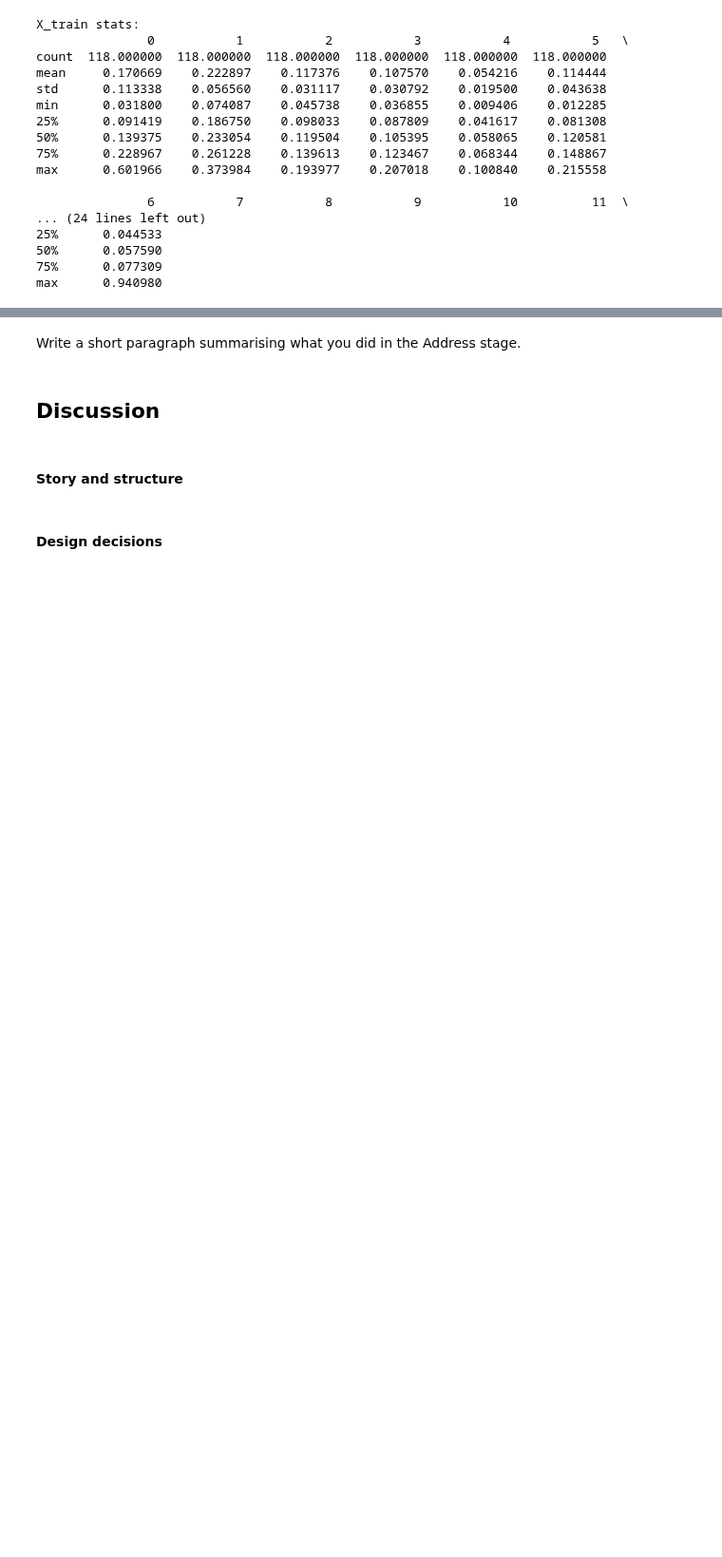
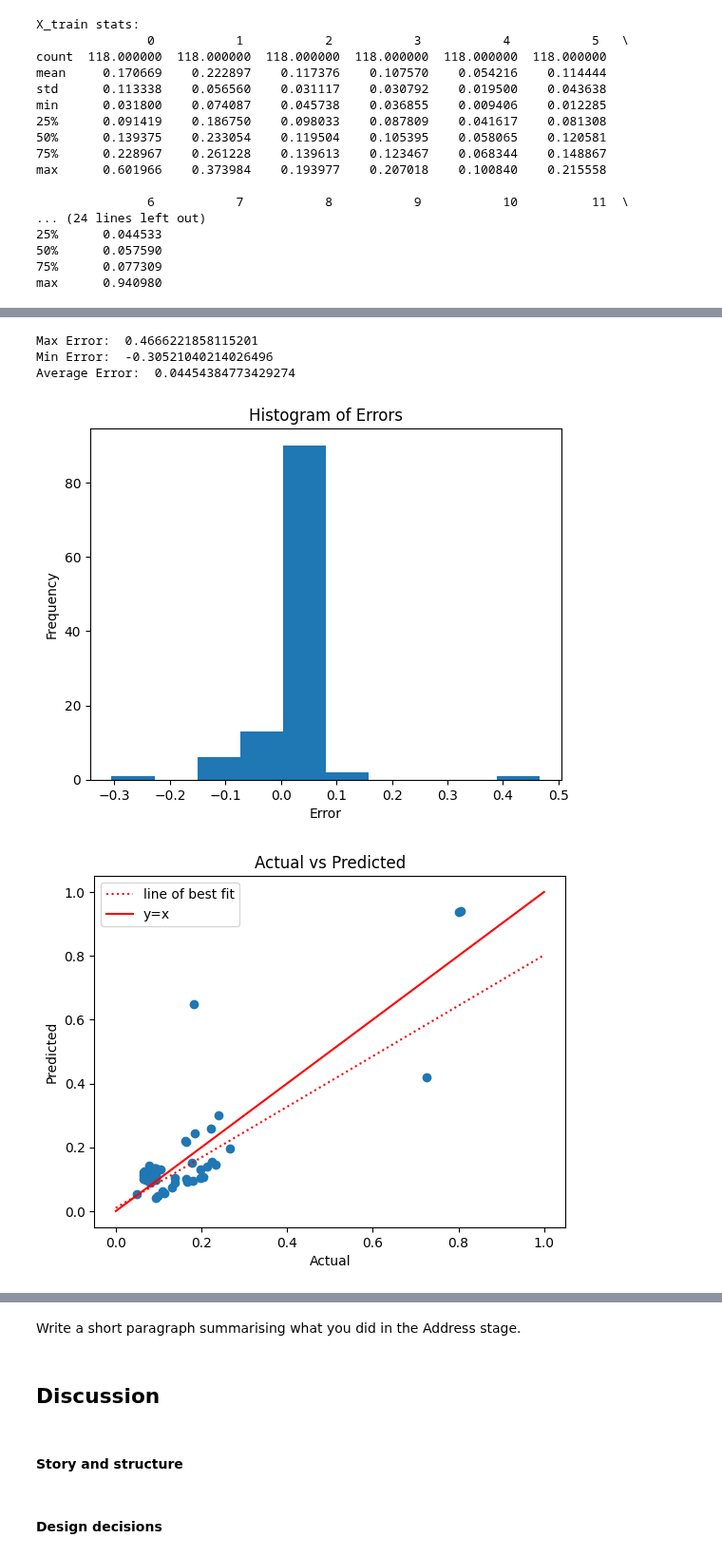
Before and after one commit to MatthewGregson123/fynesse_template, a Jupyter notebook: _notebooks/ads_course_assessment.ipynb, the cells around one changed output, grey strips where cells are left out. Shown at 95% size. Drawn from its saved outputs; the diff is of its cells as text; code cells hidden in the pictures; blank space fills up the shorter version.

```diff
--- a/_notebooks/ads_course_assessment.ipynb
+++ b/_notebooks/ads_course_assessment.ipynb
@@ -566,6 +566,19 @@ import warnings
 import random
 
 warnings.simplefilter(action='ignore', category=FutureWarning)
+# %%
+def get_population_density(lat, long, cursor):
+    north, south, west, east = fynesse.access.create_bounding_box(lat, long, 1)
+    cursor.execute(f"SELECT pdd.density, pdd.geography_code, gcd.Shape_Area, gcd.lat, gcd.`LONG`  FROM population_density_data AS pdd INNER JOIN geo_coords_data AS gcd ON pdd.geography_code = gcd.OA21CD WHERE gcd.LAT <{north} AND gcd.LAT >{south} AND gcd.`LONG` < {east} AND gcd.`LONG` > {west}")
+    density_df = pd.DataFrame(cursor.fetchall(), columns=[column[0] for column in cursor.description])
+
+    density = density_df[["density"]].to_numpy()
+    area = density_df[["Shape_Area"]].to_numpy()
+    density_data = (density * area) / np.sum(area)
+
+    total_density = np.sum(density_data)
+
+    return total_density
 # %%
 x_train = []
 x_train_density = []
@@ -631,16 +644,8 @@ while c < target or i < len(locations_dict) or j < len(must_examine):
     x_train.append(train_row)
     y_train.append(norm_nsec_poi_counts_df['L15'])
 
-    north, south, west, east = fynesse.access.create_bounding_box(lat, long, 1)
-    cursor.execute(f"SELECT pdd.density, pdd.geography_code, gcd.Shape_Area, gcd.lat, gcd.`LONG`  FROM population_density_data AS pdd INNER JOIN geo_coords_data AS gcd ON pdd.geography_code = gcd.OA21CD WHERE gcd.LAT <{north} AND gcd.LAT >{south} AND gcd.`LONG` < {east} AND gcd.`LONG` > {west}")
-    density_df = pd.DataFrame(cursor.fetchall(), columns=[column[0] for column in cursor.description])
-
-    density = density_df[["density"]].to_numpy()
-    area = density_df[["Shape_Area"]].to_numpy()
-    density_data = (density * area) / np.sum(area)
-
-    total_density = np.sum(density_data)
-    y_train_density.append(total_density)
+    density = get_population_density(lat, long, cursor)
+    y_train_density.append(density)
 
     train_row = norm_nsec_poi_counts_df.to_numpy()
     train_row = train_row[0]
@@ -654,4 +659,5 @@ x_train_density = np.array(x_train_density)
 
 y_train = np.array(y_train)
 y_train_density = np.array(y_train_density)
+y_train_density = y_train_density / np.mean(y_train_density)
 # %% [output]
@@ -879,0 +922,10 @@ Average Error:  0.020080115987237766
+# %%
+with warnings.catch_warnings():
+    warnings.simplefilter("ignore")
+    evaluate_model("students")
+# %% [output]
+Max Error:  0.4666221858115201
+Min Error:  -0.30521040214026496
+Average Error:  0.04454384773429274
+[figure, added]
+[figure, added]
```
Also changed, not shown: parts of 6 cells of this notebook.
